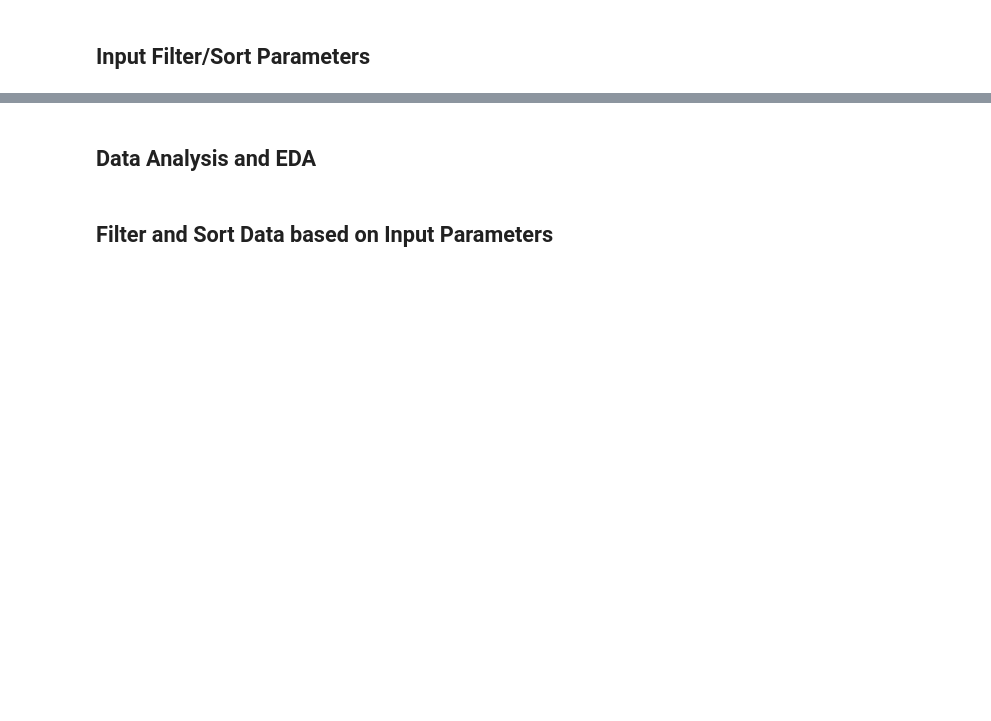
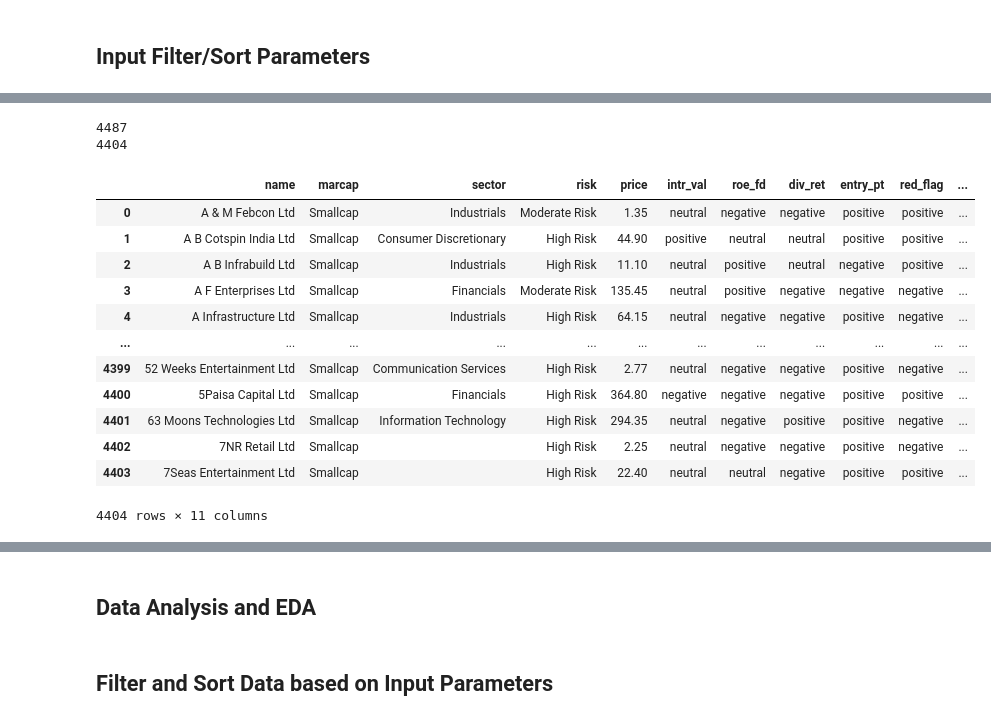
Before and after one commit to mratanusarkar/Web-Scraping-tickertapeIN, a Jupyter notebook: Notebooks/filter_and_sort_tickertapeIN_data.ipynb, the cells around one changed output, grey strips where cells are left out. Drawn from its saved outputs; the diff is of its cells as text; code cells hidden in the pictures; blank space fills up the shorter version.

Commit message:
convert json to pandas df + preprocessing the data & type conversions

```diff
--- a/Notebooks/filter_and_sort_tickertapeIN_data.ipynb
+++ b/Notebooks/filter_and_sort_tickertapeIN_data.ipynb
@@ -41,0 +109,46 @@ etfsData[0]
+# %%
+# filter out the required parameters from the full data
+
+selectedDataList = []
+for i, data in enumerate(stocksData):
+    if len(data) == 0:
+        continue
+    selectedData = {}
+    selectedData['name'] = data['name']
+    selectedData['marcap'] = data['marketcap']
+    selectedData['sector'] = data['sector']
+    selectedData['risk'] = data['risk']
+    selectedData['price'] = data['price']
+    selectedData['intr_val'] = data['investmentChecklist']['intrinsicValue']
+    selectedData['roe_fd'] = data['investmentChecklist']['roeVsFdRates']
+    selectedData['div_ret'] = data['investmentChecklist']['dividendReturns']
+    selectedData['entry_pt'] = data['investmentChecklist']['entryPoint']
+    selectedData['red_flag'] = data['investmentChecklist']['noRedFlags'] if 'noRedFlags' in data['investmentChecklist'] else 'negative'
+    selectedData['recommend'] = data['forecasts']['buyRecommendation']
+
+    selectedDataList.append(selectedData)
+# %%
+print(len(stocksData))
+print(len(selectedDataList))
+# %% [output]
+4487
+4404
+# %%
+# convert into pandas dataframe for easier processing
+
+stockDf = pd.json_normalize(selectedDataList)
+stockDf
+# %% [output]
+|  | name | marcap | sector | risk | price | intr_val | roe_fd | div_ret | entry_pt | red_flag | ... |
+| 0 | A & M Febcon Ltd | Smallcap | Industrials | Moderate Risk | 1.35 | neutral | negative | negative | positive | positive | ... |
+| 1 | A B Cotspin India Ltd | Smallcap | Consumer Discretionary | High Risk | 44.90 | positive | neutral | neutral | positive | positive | ... |
+| 2 | A B Infrabuild Ltd | Smallcap | Industrials | High Risk | 11.10 | neutral | positive | neutral | negative | positive | ... |
+| 3 | A F Enterprises Ltd | Smallcap | Financials | Moderate Risk | 135.45 | neutral | positive | negative | negative | negative | ... |
+| 4 | A Infrastructure Ltd | Smallcap | Industrials | High Risk | 64.15 | neutral | negative | negative | positive | negative | ... |
+| ... | ... | ... | ... | ... | ... | ... | ... | ... | ... | ... | ... |
+| 4399 | 52 Weeks Entertainment Ltd | Smallcap | Communication Services | High Risk | 2.77 | neutral | negative | negative | positive | negative | ... |
+| 4400 | 5Paisa Capital Ltd | Smallcap | Financials | High Risk | 364.80 | negative | negative | negative | positive | positive | ... |
+| 4401 | 63 Moons Technologies Ltd | Smallcap | Information Technology | High Risk | 294.35 | neutral | negative | positive | positive | negative | ... |
+| 4402 | 7NR Retail Ltd | Smallcap |  | High Risk | 2.25 | neutral | negative | negative | positive | negative | ... |
+| 4403 | 7Seas Entertainment Ltd | Smallcap |  | High Risk | 22.40 | neutral | neutral | negative | positive | positive | ... |
+4404 rows × 11 columns
```
Also changed, not shown: parts of 16 cells of this notebook.
